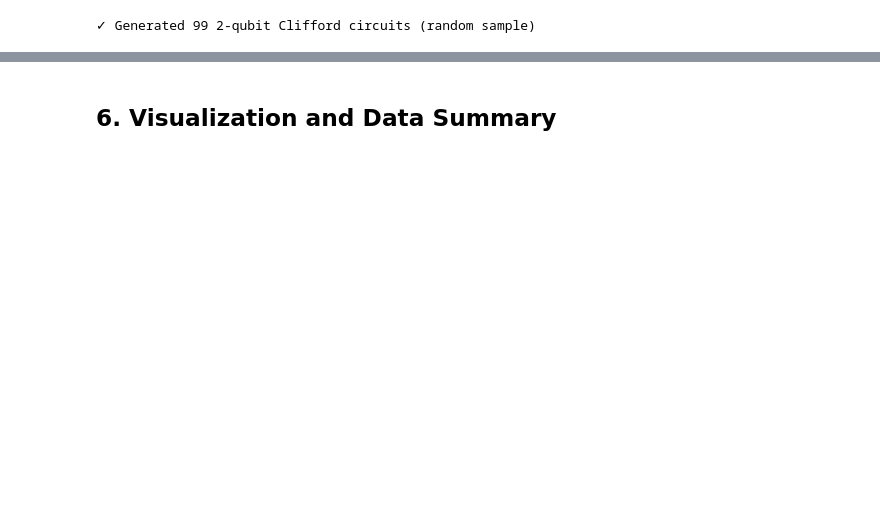
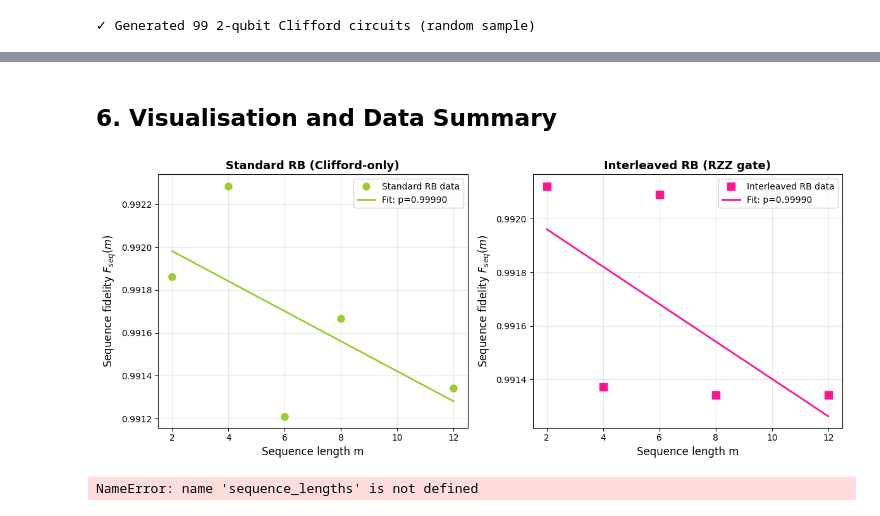
Before and after one commit to lv-laura/benchmarking-ibm-qbs, a Jupyter notebook: 2qb_noisy_channel_simulation.ipynb, the cells around one changed output, grey strips where cells are left out. Drawn from its saved outputs; the diff is of its cells as text; code cells hidden in the pictures; blank space fills up the shorter version.

```diff
--- a/2qb_noisy_channel_simulation.ipynb
+++ b/2qb_noisy_channel_simulation.ipynb
@@ -232,31 +803,30 @@ Average error per Clifford r (first-order): 0.04999945 (4.999945%)
 # %%
-# Define target gate (RZ(pi/2) gate) as a 2-qubit circuit (acts on qubit 0)
-target_RZ = QuantumCircuit(2)
-target_RZ.rz(np.pi/2, 0)
+# Interleaved RB: RZZ(pi/2) gate after each Clifford (truncation protocol, with reset)
+target_RZZ = QuantumCircuit(2)
+target_RZZ.rzz(np.pi/2, 0, 1)
 
-# Interleaved RB: RZ(pi/2) gate after each Clifford
 survival_probs_irb = []
-
-print("Running Interleaved RB (RZ(pi/2) gate)...")
+print("Running Interleaved RB (RZZ(pi/2) gate, truncation protocol, with reset)...")
 for m in sequence_lengths:
     probs = []
     for k in range(num_sequences):
-        seed = seed_base + m * 1000 + k + 99999
-        irb_seq = create_rb_sequence(
-            clifford_circuits=cliffords_list,
-            m=m,
-            target_gate_circuit=target_RZ,  # Interleave RZ(pi/2) gate
-            seed=seed
-        )
-        irb_seq_transpiled = transpile(irb_seq, backend=backend)
-        job = sim.run(irb_seq_transpiled, shots=shots, noise_model=noise_model)
+        rng = np.random.default_rng(seed_base + m * 1000 + k + 99999)
+        indices = rng.choice(len(cliffords_list), size=m, replace=True)
+        qc = QuantumCircuit(2, 2)
+        for idx in indices:
+            qc.compose(cliffords_list[idx], inplace=True)
+            qc.compose(target_RZZ, inplace=True)
+        # Instead of inverse Clifford, reset both qubits
+        qc.reset([0, 1])
+        qc.measure([0, 1], [0, 1])
+        transpiled = transpile(qc, backend=backend)
+        job = sim.run(transpiled, shots=shots, noise_model=noise_model)
         result = job.result()
         counts = result.get_counts()
-        prob = counts.get('0', 0) / shots
+        prob = counts.get('00', 0) / shots
         probs.append(prob)
     avg_prob = np.mean(probs)
     survival_probs_irb.append(avg_prob)
     print(f"  m={m:2d}: F_seq = {avg_prob:.6f}")
-
-print("✓ Interleaved RB complete")
+print("✓ Interleaved RB (truncation protocol, with reset) complete")
 # %% [output]
@@ -313,37 +913,39 @@ except Exception as e:
 # %% [markdown]
-## 6. Visualization and Data Summary
+## 6. Visualisation and Data Summary
 # %%
-# Plot Standard RB and Interleaved RB comparison (RZ)
+#Plot Standard RB and Interleaved RB comparison (RZZ)
 plt.figure(figsize=(12, 5))
 
-# Standard RB plot
+#Standard RB plot
 plt.subplot(1, 2, 1)
 plt.plot(m_vals, F_seq_rb, 'o', markersize=8, label='Standard RB data', color='yellowgreen')
 plt.plot(m_vals, fit_func(m_vals, *params_rb), '-', linewidth=2, label=f'Fit: p={p_rb:.5f}', color='yellowgreen')
 plt.xlabel('Sequence length m', fontsize=12)
 plt.ylabel('Sequence fidelity $F_{seq}(m)$', fontsize=12)
 plt.title('Standard RB (Clifford-only)', fontsize=13, fontweight='bold')
 plt.legend(fontsize=10)
 plt.grid(True, alpha=0.3)
 
-# Interleaved RB plot (RZ)
+#Interleaved RB plot (RZZ)
 plt.subplot(1, 2, 2)
 plt.plot(m_vals, F_seq_irb, 's', markersize=8, label='Interleaved RB data', color='deeppink')
 plt.plot(m_vals, fit_func(m_vals, *params_irb), '-', linewidth=2, label=f'Fit: p={p_irb:.5f}', color='deeppink')
 plt.xlabel('Sequence length m', fontsize=12)
 plt.ylabel('Sequence fidelity $F_{seq}(m)$', fontsize=12)
-plt.title('Interleaved RB (RZ gate)', fontsize=13, fontweight='bold')
+plt.title('Interleaved RB (RZZ gate)', fontsize=13, fontweight='bold')
 plt.legend(fontsize=10)
 plt.grid(True, alpha=0.3)
 
 plt.tight_layout()
 plt.show()
+# %% [output]
+[figure, added]
 # %%
 # Show one of the actual sequences used in the RB/IRB runs (same seeds as above)
 # Adjust m_view and k_view if you want a different sequence; interleaved=True shows RZ-gate IRB.
-m_view = 2         # must be in sequence_lengths
+m_view = 4         # must be in sequence_lengths
 k_view = 0          # 0-based index into the num_sequences draws
-interleaved = False # False = Standard RB, True = Interleaved RB (RZ gate)
+interleaved = True # False = Standard RB, True = Interleaved RB (RZ gate)
 
 if m_view not in sequence_lengths:
     raise ValueError(f"m_view {m_view} not in sequence_lengths {sequence_lengths}")
@@ -372,6 +974,8 @@ print(f"Number of gates (incl. measure): {len(seq.data)}")
 %matplotlib inline
 fig = seq.draw('mpl')
 plt.show()
+# %% [output]
+NameError: name 'sequence_lengths' is not defined
 # %%
 #Debug Fit order 1
 print("m_vals:", m_vals)
```
Also changed, not shown: parts of 22 cells of this notebook, 4 other files.
